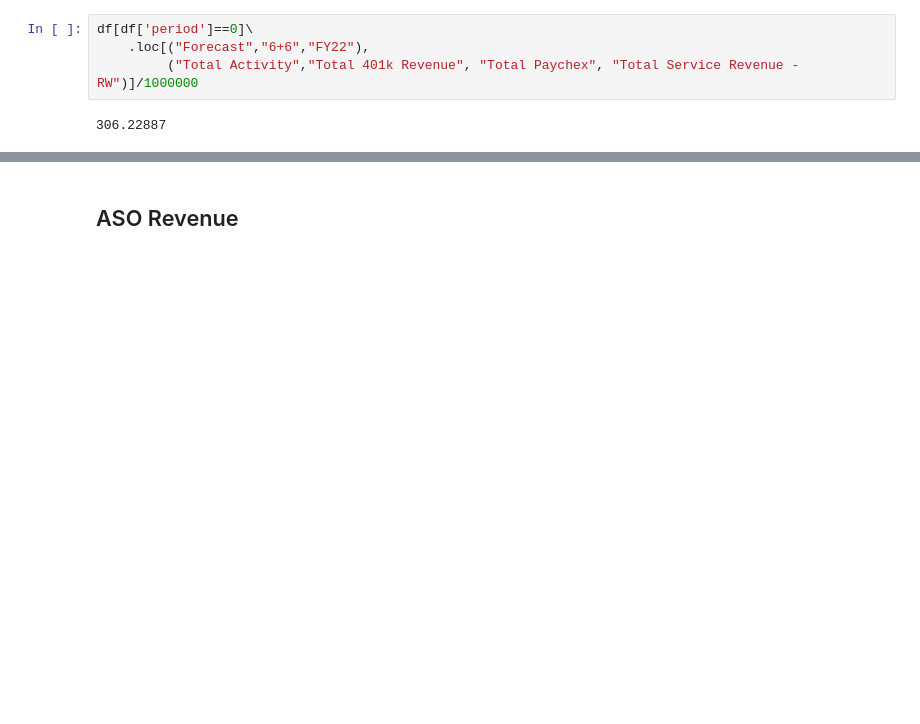
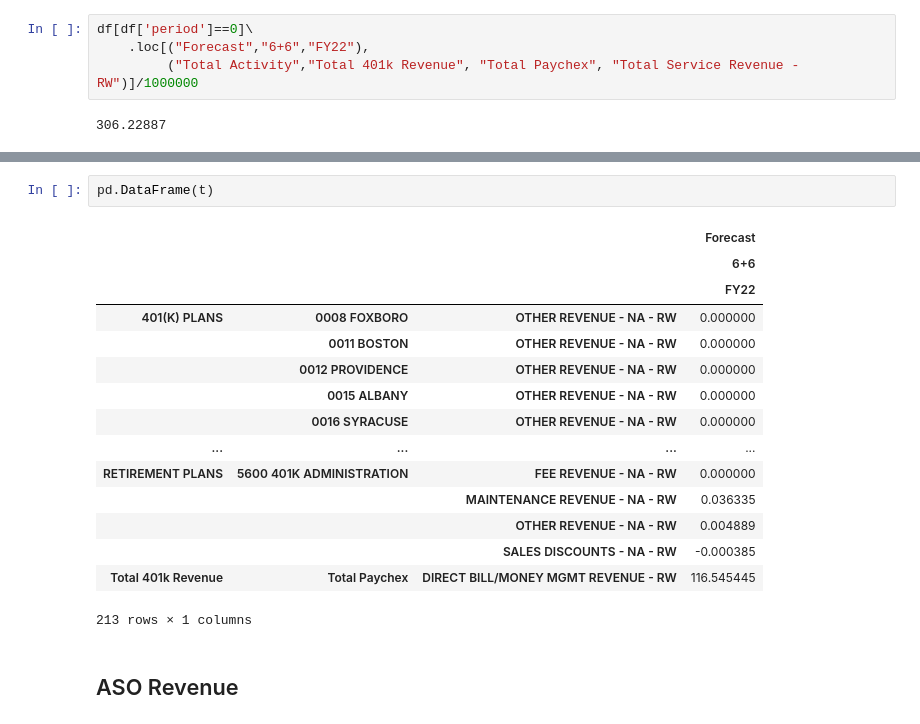
Before and after one commit to jluisjm/Paychex_revenue_forecast, a Jupyter notebook: clean_data.ipynb, the cells around one changed output, grey strips where cells are left out. Drawn from its saved outputs; the diff is of its cells as text; blank space fills up the shorter version.

```diff
--- a/clean_data.ipynb
+++ b/clean_data.ipynb
@@ -146,3 +207,21 @@ df[(df['period']<=6)&(df['period']>=4)]\
+# %%
+pd.DataFrame(t)
+# %% [output]
+|  |  |  | Forecast |
+|  |  |  | 6+6 |
+|  |  |  | FY22 |
+| 401(K) PLANS | 0008 FOXBORO | OTHER REVENUE - NA - RW | 0.000000 |
+|  | 0011 BOSTON | OTHER REVENUE - NA - RW | 0.000000 |
+|  | 0012 PROVIDENCE | OTHER REVENUE - NA - RW | 0.000000 |
+|  | 0015 ALBANY | OTHER REVENUE - NA - RW | 0.000000 |
+|  | 0016 SYRACUSE | OTHER REVENUE - NA - RW | 0.000000 |
+| ... | ... | ... | ... |
+| RETIREMENT PLANS | 5600 401K ADMINISTRATION | FEE REVENUE - NA - RW | 0.000000 |
+|  |  | MAINTENANCE REVENUE - NA - RW | 0.036335 |
+|  |  | OTHER REVENUE - NA - RW | 0.004889 |
+|  |  | SALES DISCOUNTS - NA - RW | -0.000385 |
+| Total 401k Revenue | Total Paychex | DIRECT BILL/MONEY MGMT REVENUE - RW | 116.545445 |
+213 rows × 1 columns
 # %% [markdown]
 ## ASO Revenue
 # %%
```
Also changed, not shown: parts of 46 cells of this notebook, 4 other files.
